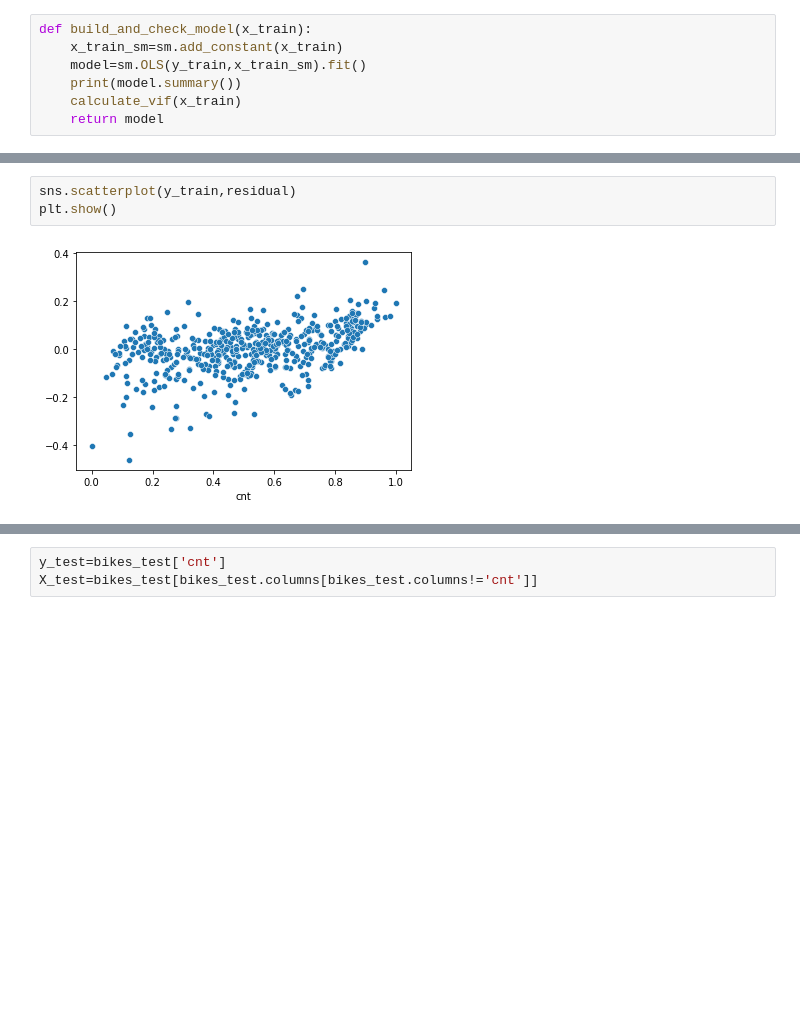
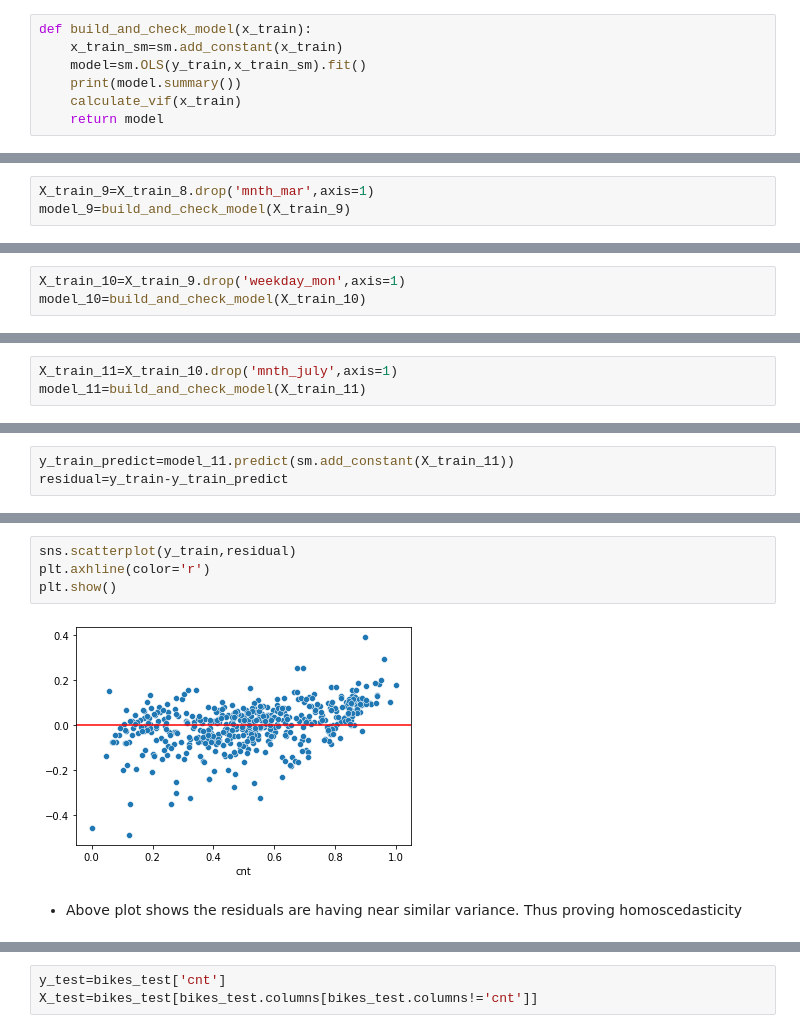
Before and after one commit to m-sukumar/BikeSharingAssignment, a Jupyter notebook: BikeSharing_Assignment.ipynb, the cells around one changed output, grey strips where cells are left out. Drawn from its saved outputs; the diff is of its cells as text; blank space fills up the shorter version.

```diff
--- a/BikeSharing_Assignment.ipynb
+++ b/BikeSharing_Assignment.ipynb
@@ -753,0 +702,3 @@ residual=y_train-y_train_predict
+# %%
+X_train_9=X_train_8.drop('mnth_mar',axis=1)
+model_9=build_and_check_model(X_train_9)
@@ -753,0 +725,3 @@ residual=y_train-y_train_predict
+# %%
+X_train_10=X_train_9.drop('weekday_mon',axis=1)
+model_10=build_and_check_model(X_train_10)
@@ -753,0 +746,3 @@ residual=y_train-y_train_predict
+# %%
+X_train_11=X_train_10.drop('mnth_july',axis=1)
+model_11=build_and_check_model(X_train_11)
@@ -754,3 +772,6 @@ residual=y_train-y_train_predict
+# %%
+y_train_predict=model_11.predict(sm.add_constant(X_train_11))
+residual=y_train-y_train_predict
 # %%
 sns.distplot(residual)
 plt.show()
@@ -774,5 +797,8 @@ plt.show()
 # %%
 sns.scatterplot(y_train,residual)
+plt.axhline(color='r')
 plt.show()
 # %% [output]
-[figure, old version]
+[figure, new version]
+# %% [markdown]
+- Above plot shows the residuals are having near similar variance. Thus proving homoscedasticity
```
Also changed, not shown: parts of 108 cells of this notebook.
